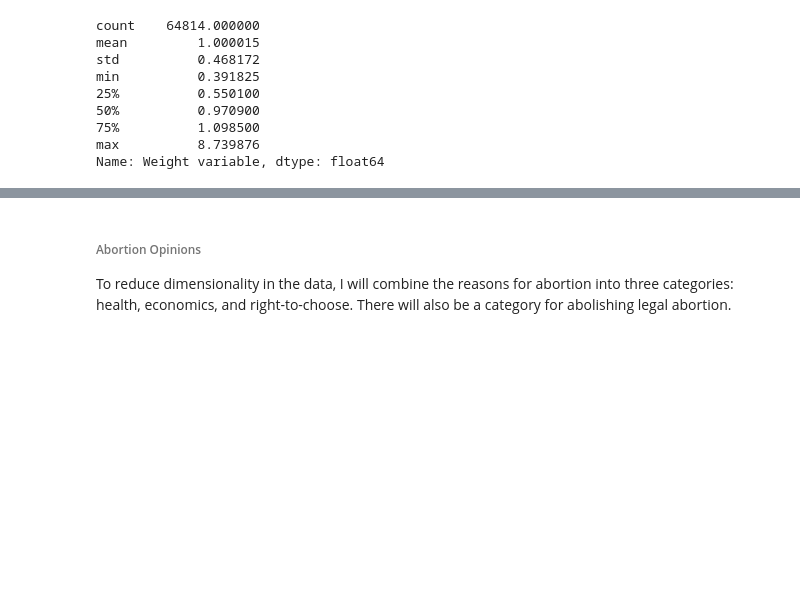
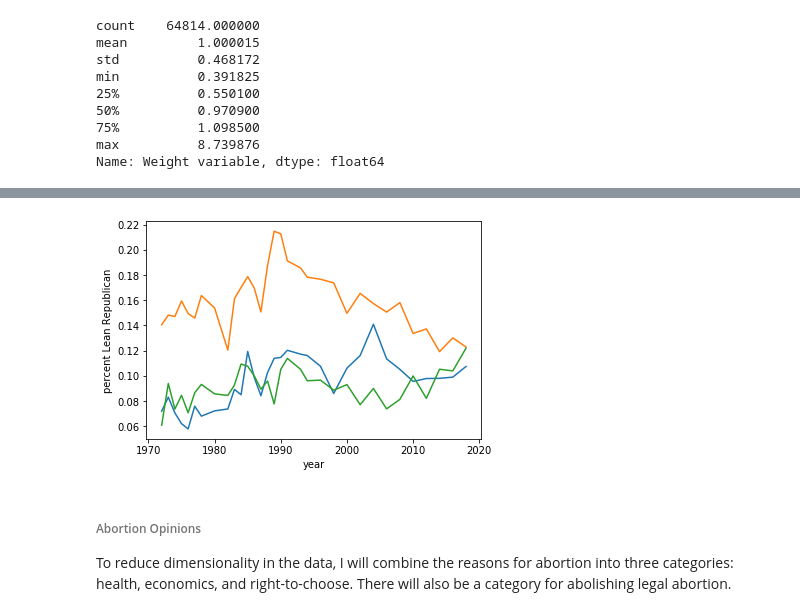
Before and after one commit to shsobieski/Faultlines, a Jupyter notebook: cleaning.ipynb, the cells around one changed output, grey strips where cells are left out. Drawn from its saved outputs; the diff is of its cells as text; code cells hidden in the pictures; blank space fills up the shorter version.

```diff
--- a/cleaning.ipynb
+++ b/cleaning.ipynb
@@ -67,3 +153,9 @@ def weight(df):
+# %%
+sns.lineplot(x= 'year', y = 'percent Strong Republican', data= grouped)
+sns.lineplot(x= 'year', y = 'percent Republican', data= grouped)
+sns.lineplot(x= 'year', y = 'percent Lean Republican', data= grouped);
+# %% [output]
+[figure, added]
 # %% [markdown]
 ###### Abortion Opinions
 To reduce dimensionality in the data, I will combine the reasons for abortion into three categories: health, economics, and right-to-choose. There will also be a category for abolishing legal abortion.
```
Also changed, not shown: parts of 30 cells of this notebook.
